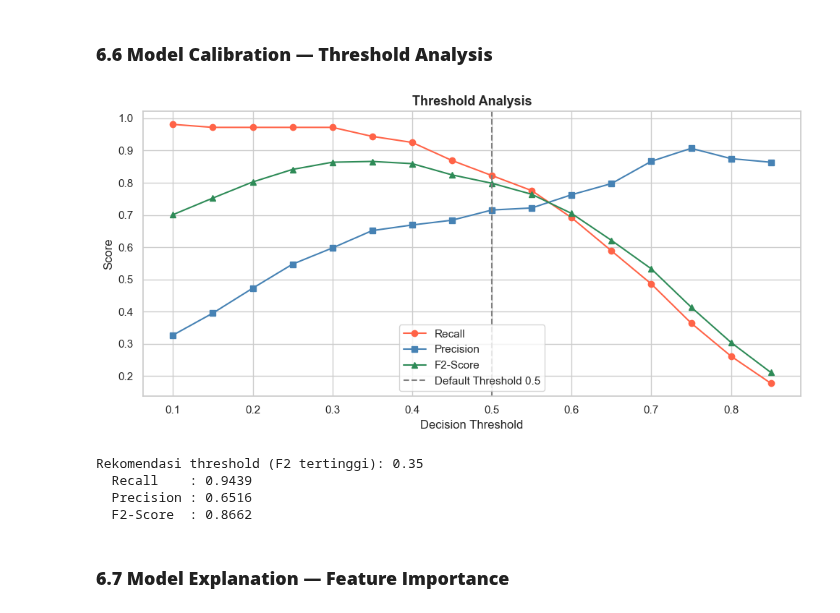
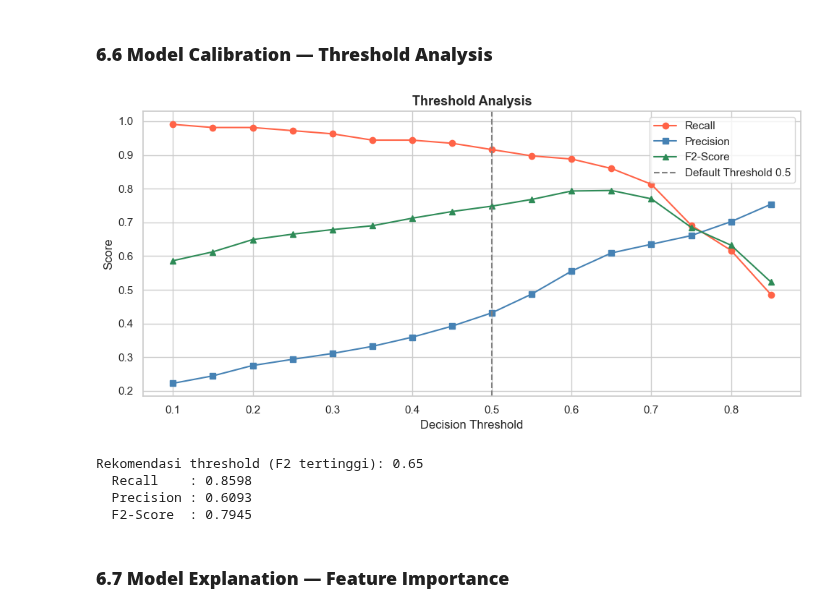
Before and after one commit to donnyhardika/E-Commerce-Churn-Customer-Prediction, a Jupyter notebook: notebook/capstone3_ecommerce_churn.ipynb, the cells around one changed output. Cells and saved outputs as stored; diff of their text form; code cells hidden in the pictures.

```diff
--- a/notebook/capstone3_ecommerce_churn.ipynb
+++ b/notebook/capstone3_ecommerce_churn.ipynb
@@ -729,17 +959,25 @@ plt.show()
 # %%
-param_grid_rf = {
-    'model__n_estimators'     : [100, 200],
-    'model__max_depth'        : [None, 10, 20],
-    'model__min_samples_split': [2, 5],
-    'model__class_weight'     : ['balanced', None]
+param_grid_lr = {
+    "classifier__C": [0.001, 0.01, 0.1, 1, 10, 100],
+    "classifier__penalty"     : ["l2"],
+    "classifier__solver"      : ["lbfgs", "liblinear"],
+    "classifier__class_weight": [None, "balanced"],
+    "classifier__max_iter"    : [100, 200, 500, 1000],
+    "feature_selection__k"    : [6, 8, 10, 12, 'all'],
 }
 
-rf_pipe = make_pipeline(RandomForestClassifier(random_state=RANDOM_STATE, n_jobs=-1))
-grid_rf = GridSearchCV(rf_pipe, param_grid_rf, cv=cv, scoring='recall',
-                       n_jobs=-1, verbose=0, refit=True)
 
-print("Menjalankan GridSearchCV untuk Random Forest...")
-grid_rf.fit(X_train, y_train)
-print(f"Best params : {grid_rf.best_params_}")
-print(f"Best Recall : {grid_rf.best_score_:.4f}")
+# Hyperparameter Tunning
+tunning_lr = GridSearchCV(
+    estimator=best_adaboost_lr,
+    param_grid=param_grid_lr,
+    scoring="recall",
+    cv = StratifiedKFold(n_splits=5, shuffle=True, random_state=RANDOM_STATE),
+    verbose=1,
+)
+
+print("Menjalankan GridSearchCV untuk LogisticRegression...")
+tunning_lr.fit(X_train, y_train)
+print(f"Best params : {tunning_lr.best_params_}")
+print(f"Best Recall : {tunning_lr.best_score_:.4f}")
 # %% [output]
@@ -769,11 +988,11 @@ Best Recall : 0.7119
 # %%
-if grid_rf.best_score_ >= grid_gb.best_score_:
-    best_model      = grid_rf.best_estimator_
-    best_model_name = "Random Forest (Tuned)"
+if tunning_lr.best_score_ >= tunning_lr.best_score_:
+    best_model      = tunning_lr.best_estimator_
+    best_model_name = "LogisticRegression (Tuned)"
 else:
-    best_model      = grid_gb.best_estimator_
+    best_model      = tunning_lr.best_estimator_
     best_model_name = "Gradient Boosting (Tuned)"
 
 print(f"Model Final Terpilih : {best_model_name}")
-print(f"Best CV Recall       : {max(grid_rf.best_score_, grid_gb.best_score_):.4f}")
+print(f"Best CV Recall       : {max(tunning_lr.best_score_, tunning_lr.best_score_):.4f}")
 # %% [output]
@@ -873,38 +1092,38 @@ plt.show()
 # %%
 thresholds      = np.arange(0.1, 0.9, 0.05)
 recall_list     = []
 precision_list  = []
 f2_list         = []
 
 for t in thresholds:
     y_t = (y_proba >= t).astype(int)
     recall_list.append(recall_score(y_test, y_t))
     precision_list.append(precision_score(y_test, y_t, zero_division=0))
-    f2_list.append(f2_score_fn(y_test, y_t))
+    f2_list.append(fbeta_score(y_test, y_t, beta=2))
 
 plt.figure(figsize=(10, 5))
 plt.plot(thresholds, recall_list,    'o-', label='Recall',    color='tomato')
 plt.plot(thresholds, precision_list, 's-', label='Precision', color='steelblue')
 plt.plot(thresholds, f2_list,        '^-', label='F2-Score',  color='seagreen')
 plt.axvline(0.5, color='gray', linestyle='--', label='Default Threshold 0.5')
 plt.xlabel('Decision Threshold')
 plt.ylabel('Score')
 plt.title('Threshold Analysis', fontsize=13, fontweight='bold')
 plt.legend()
 plt.tight_layout()
 plt.show()
 
 best_idx    = int(np.argmax(f2_list))
 best_thresh = thresholds[best_idx]
 print(f"Rekomendasi threshold (F2 tertinggi): {best_thresh:.2f}")
 print(f"  Recall    : {recall_list[best_idx]:.4f}")
 print(f"  Precision : {precision_list[best_idx]:.4f}")
 print(f"  F2-Score  : {f2_list[best_idx]:.4f}")
 # %% [output]
-[figure, old version]
+[figure, new version]
-Rekomendasi threshold (F2 tertinggi): 0.35
-  Recall    : 0.9439
-  Precision : 0.6516
-  F2-Score  : 0.8662
+Rekomendasi threshold (F2 tertinggi): 0.65
+  Recall    : 0.8598
+  Precision : 0.6093
+  F2-Score  : 0.7945
 # %% [markdown]
 ### **6.7 Model Explanation — Feature Importance**
```
Also changed, not shown: parts of 60 cells of this notebook, 3 other files.
